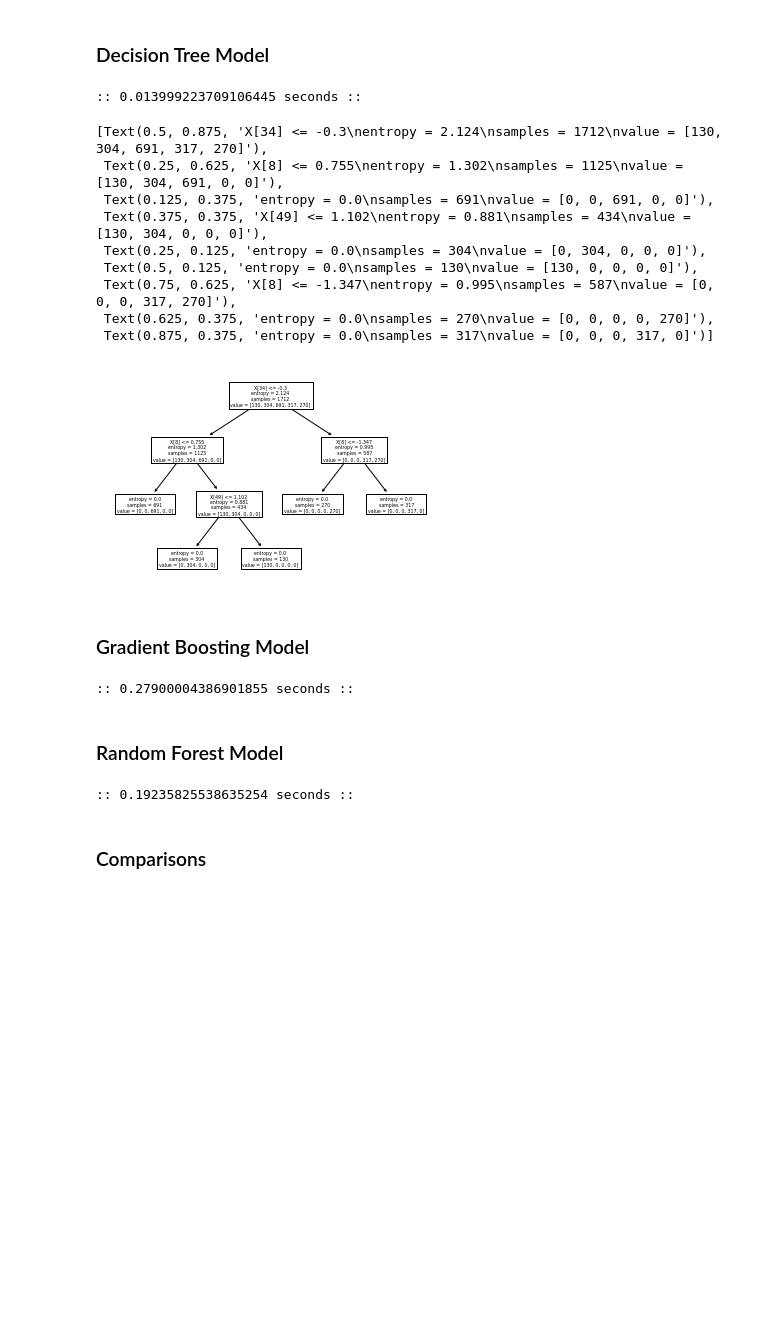
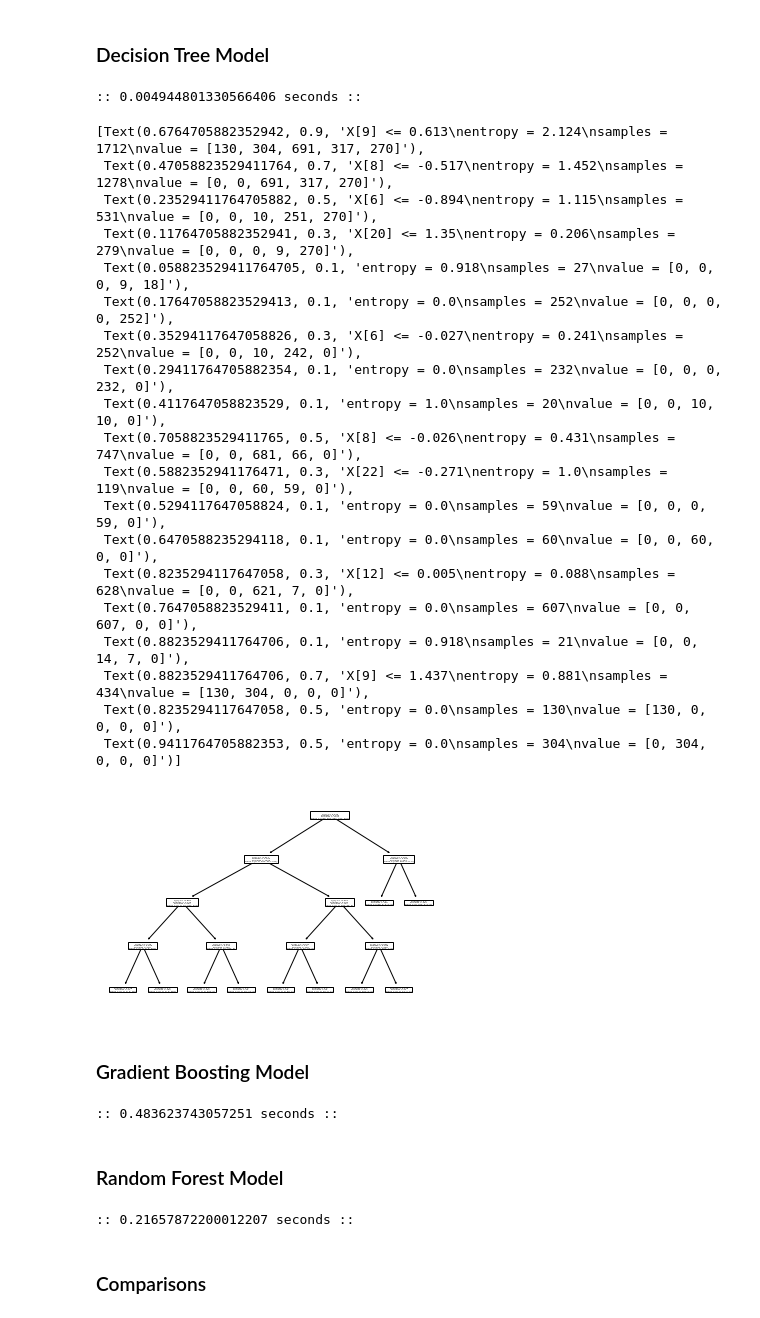
Before and after one commit to angusryoung/CSI4142-world-health-project, a Jupyter notebook: DataMining.ipynb, the cells around one changed output. Drawn from its saved outputs; the diff is of its cells as text; code cells hidden in the pictures; blank space fills up the shorter version.

```diff
--- a/DataMining.ipynb
+++ b/DataMining.ipynb
@@ -95,19 +95,29 @@ df_dataset.head(2446)
 # %% [markdown]
 ### Data transformation
 # %%
-# Dropping attributes that we feel are not relevant or redundant to our data mining
+# Remove attributes that have insufficient data
 df_processing = df_dataset.drop(columns=[
-    'country_name', 'Region', 'Continent', 'Currency', 'Capital', 'Income_group',
-    'Month', 'Year', 'Quarter', 'Decade',
-    'event_name', 'Disaster_group', 'Disaster_subgroup', 'Start_date','End_date', 'Start_month', 'End_month'
-])
-
-# Remove attributes that have insufficient data
-df_processing = df_processing.drop(columns=[
     'primary_completion_rate_percent_m', 'primary_completion_rate_percent', 'primary_enroll_rate_percent_net_f', 'primary_enroll_rate_percent_net_m', 'spending_education_percent_gdp',
     'people_using_safely_managed_drinking_water_services', 'community_health_workers', 'specialist_surgical_workforce',
     'incidence_of_malaria', 'intermittent_preventive_treatment_of_malaria_in_pregnancy','use_of_insecticide_treated_bed_nets', 'children_with_fever_receiving_antimalarial_drugs', 'malaria_cases_reported',
     'people_using_safely_managed_sanitation_services', 'external_health_expenditure_per_capita'
+])
+
+# Dropping attributes that we feel are not relevant or redundant to our data mining
+df_processing = df_processing.drop(columns=[
+    'country_name', 'Region', 'Continent', 'Currency', 'Capital', 'Income_group',
+    'Month', 'Year', 'Quarter', 'Decade',
+    'event_name', 'Disaster_group', 'Disaster_subgroup', 'Start_date','End_date', 'Start_month', 'End_month',
+    'literacy_rate_percent_m_15_24', 'literacy_rate_percent_f_15_plus', 'literacy_rate_percent_m_15_plus', 'literacy_percent_15_plus', 'primary_completion_rate_percent_f',
+    'pimary_enroll_rate_percent_gross_f', 'pimary_enroll_rate_percent_gross_m', 'primary_enroll_rate_percent_net',
+    'secondary_enroll_rate_percent_gross_f', 'secondary_enroll_rate_percent_gross_m', 'secondary_enroll_rate_percent_net', 'secondary_enroll_rate_percent_net_f', 'secondary_enroll_rate_percent_net_m',
+    'current_health_expenditure_per_capita','nurses_and_midwives', 'domestic_general_government_health_expenditure', 'domestic_general_government_health_expenditure_per_capita',
+    'people_basic_handwashing_facilities', 'people_basic_handwashing_facilities_rural', 'people_basic_handwashing_facilities_urban', 'people_using_at_least_basic_sanitation_services_rural', 'people_using_at_least_basic_sanitation_services_urban',
+    'people_practicing_open_defecation_rural', 'people_practicing_open_defecation_urban', 'mortality_rate_attributed_to_unsafe_water_unsafe_sanitation_and_lack_of_hygiene',
+    'people_using_at_least_basic_drinking_water_services_rural', 'people_using_at_least_basic_drinking_water_services_urban',
+    'population_total', 'birth_rate', 'life_expectancy_at_birth_female', 'life_expectancy_at_birth_male',
+    'unemployment_female', 'unemployment_male',
+    'population_ages_0-14_female', 'population_ages_0-14_male', 'population_ages_15-64_female', 'population_ages_15-64_male', 'population_ages_65_and_above_female', 'population_ages_65_and_above_male',
 ])
 
 # Fill categorical Null event data with 'Not Specified'
@@ -150,6 +160,14 @@ for features in low_var_col:
 train_data.drop(low_var_col,axis=1)
 test_data.drop(low_var_col,axis=1)
 
+# Show columns choosen
+df_choosen = df_numerical.drop(low_var_col, axis=1).columns
+print('CHOOSEN NUMERICAL COLUMNS: ')
+print(df_choosen)
+
+print('CHOOSEN CATEGORICAL COLUMNS: ')
+print(categorical_columns)
+
 # Transform the data via the Pipelines
 train_data = full_pipeline.fit_transform(train_data)
 test_data = full_pipeline.fit_transform(test_data)
@@ -163,40 +197,54 @@ COLUMN TO BE DROPPED: population_growth
 # %%
 # Train data is called: train_data
 # Train labels is called: train_labels
 # Test data is called: test_data
 # Test labels is called: test_labels
 
 # https://quantdare.com/decision-trees-gini-vs-entropy/
 # --> Entropy has slightly better results but slower than Gini
 # However, we gave the model no limitations, so Entropy may take a while
 
 time_start_dt = time.time()
 
+# Make the decision tree model
 # More complex parameters we can add: max_depth=3, min_samples_split=20, min_samples_leaf=20
-model_decision_tree = DecisionTreeClassifier(random_state=42, criterion='entropy', min_samples_split=20, min_samples_leaf=20)
+model_decision_tree = DecisionTreeClassifier(random_state=42, criterion='entropy', splitter='random', max_depth=4, min_samples_split=20, min_samples_leaf=20)
 model_decision_tree.fit(train_data, train_labels)
+
+# Get decision tree's predictions
 prediction_dt = model_decision_tree.predict(test_data)
 
 time_spent_dt = time.time() - time_start_dt
 print(":: %s seconds ::" % (time_spent_dt))
 
+# Get the recall, precision, and accuracy scores
 recall_dt = recall_score(y_pred=prediction_dt, y_true=test_labels, average='macro')
 precision_dt = precision_score(y_pred=prediction_dt, y_true=test_labels, average='macro')
 accuracy_dt = accuracy_score(y_pred=prediction_dt, y_true=test_labels)
 
 plot_tree(model_decision_tree)
 # %% [output]
-:: 0.013999223709106445 seconds ::
+:: 0.004944801330566406 seconds ::
-[Text(0.5, 0.875, 'X[34] <= -0.3\nentropy = 2.124\nsamples = 1712\nvalue = [130, 304, 691, 317, 270]'),
- Text(0.25, 0.625, 'X[8] <= 0.755\nentropy = 1.302\nsamples = 1125\nvalue = [130, 304, 691, 0, 0]'),
- Text(0.125, 0.375, 'entropy = 0.0\nsamples = 691\nvalue = [0, 0, 691, 0, 0]'),
- Text(0.375, 0.375, 'X[49] <= 1.102\nentropy = 0.881\nsamples = 434\nvalue = [130, 304, 0, 0, 0]'),
- Text(0.25, 0.125, 'entropy = 0.0\nsamples = 304\nvalue = [0, 304, 0, 0, 0]'),
- Text(0.5, 0.125, 'entropy = 0.0\nsamples = 130\nvalue = [130, 0, 0, 0, 0]'),
- Text(0.75, 0.625, 'X[8] <= -1.347\nentropy = 0.995\nsamples = 587\nvalue = [0, 0, 0, 317, 270]'),
- Text(0.625, 0.375, 'entropy = 0.0\nsamples = 270\nvalue = [0, 0, 0, 0, 270]'),
- Text(0.875, 0.375, 'entropy = 0.0\nsamples = 317\nvalue = [0, 0, 0, 317, 0]')]
+[Text(0.6764705882352942, 0.9, 'X[9] <= 0.613\nentropy = 2.124\nsamples = 1712\nvalue = [130, 304, 691, 317, 270]'),
+ Text(0.47058823529411764, 0.7, 'X[8] <= -0.517\nentropy = 1.452\nsamples = 1278\nvalue = [0, 0, 691, 317, 270]'),
+ Text(0.23529411764705882, 0.5, 'X[6] <= -0.894\nentropy = 1.115\nsamples = 531\nvalue = [0, 0, 10, 251, 270]'),
+ Text(0.11764705882352941, 0.3, 'X[20] <= 1.35\nentropy = 0.206\nsamples = 279\nvalue = [0, 0, 0, 9, 270]'),
+ Text(0.058823529411764705, 0.1, 'entropy = 0.918\nsamples = 27\nvalue = [0, 0, 0, 9, 18]'),
+ Text(0.17647058823529413, 0.1, 'entropy = 0.0\nsamples = 252\nvalue = [0, 0, 0, 0, 252]'),
+ Text(0.35294117647058826, 0.3, 'X[6] <= -0.027\nentropy = 0.241\nsamples = 252\nvalue = [0, 0, 10, 242, 0]'),
+ Text(0.29411764705882354, 0.1, 'entropy = 0.0\nsamples = 232\nvalue = [0, 0, 0, 232, 0]'),
+ Text(0.4117647058823529, 0.1, 'entropy = 1.0\nsamples = 20\nvalue = [0, 0, 10, 10, 0]'),
+ Text(0.7058823529411765, 0.5, 'X[8] <= -0.026\nentropy = 0.431\nsamples = 747\nvalue = [0, 0, 681, 66, 0]'),
+ Text(0.5882352941176471, 0.3, 'X[22] <= -0.271\nentropy = 1.0\nsamples = 119\nvalue = [0, 0, 60, 59, 0]'),
+ Text(0.5294117647058824, 0.1, 'entropy = 0.0\nsamples = 59\nvalue = [0, 0, 0, 59, 0]'),
+ Text(0.6470588235294118, 0.1, 'entropy = 0.0\nsamples = 60\nvalue = [0, 0, 60, 0, 0]'),
+ Text(0.8235294117647058, 0.3, 'X[12] <= 0.005\nentropy = 0.088\nsamples = 628\nvalue = [0, 0, 621, 7, 0]'),
+ Text(0.7647058823529411, 0.1, 'entropy = 0.0\nsamples = 607\nvalue = [0, 0, 607, 0, 0]'),
+ Text(0.8823529411764706, 0.1, 'entropy = 0.918\nsamples = 21\nvalue = [0, 0, 14, 7, 0]'),
+ Text(0.8823529411764706, 0.7, 'X[9] <= 1.437\nentropy = 0.881\nsamples = 434\nvalue = [130, 304, 0, 0, 0]'),
+ Text(0.8235294117647058, 0.5, 'entropy = 0.0\nsamples = 130\nvalue = [130, 0, 0, 0, 0]'),
+ Text(0.9411764705882353, 0.5, 'entropy = 0.0\nsamples = 304\nvalue = [0, 304, 0, 0, 0]')]
-[figure, old version]
+[figure, new version]
 # %% [markdown]
 ### Gradient Boosting Model
 # %%
@@ -211,7 +259,7 @@ recall_gb = recall_score(y_pred=prediction_gb, y_true=test_labels, average='macr
 precision_gb = precision_score(y_pred=prediction_gb, y_true=test_labels, average='macro')
 accuracy_gb = accuracy_score(y_pred=prediction_gb, y_true=test_labels)
 # %% [output]
-:: 0.27900004386901855 seconds ::
+:: 0.483623743057251 seconds ::
 # %% [markdown]
 ### Random Forest Model
 # %%
@@ -228,7 +276,7 @@ recall_rf = recall_score(y_pred=prediction_rf, y_true=test_labels, average='macr
 precision_rf = precision_score(y_pred=prediction_rf, y_true=test_labels, average='macro')
 accuracy_rf = accuracy_score(y_pred=prediction_rf, y_true=test_labels)
 # %% [output]
-:: 0.19235825538635254 seconds ::
+:: 0.21657872200012207 seconds ::
 # %% [markdown]
 ### Comparisons
 # %%
```
Also changed, not shown: parts of 3 cells of this notebook.
